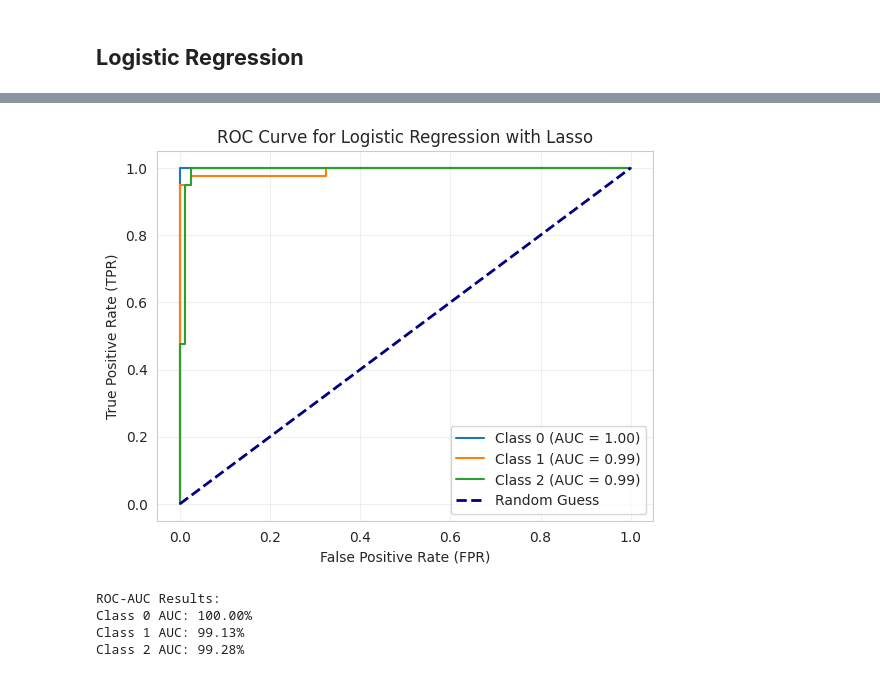
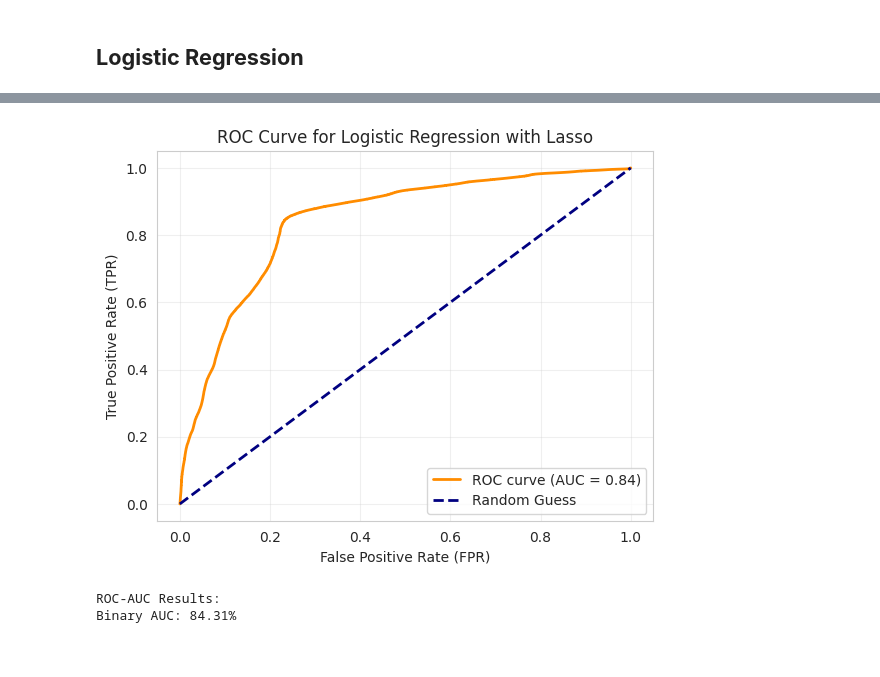
Before and after one commit to dhwanil1907/sba-loan-approval-and-default-risk, a Jupyter notebook: CSU_SBA.ipynb, the cells around one changed output, grey strips where cells are left out. Cells and saved outputs as stored; diff of their text form; code cells hidden in the pictures.

```diff
--- a/CSU_SBA.ipynb
+++ b/CSU_SBA.ipynb
@@ -1068,35 +1048,0 @@ ROC-AUC: 0.9933333333333333
-# %%
-from sklearn.linear_model import LogisticRegression
-from sklearn.model_selection import GridSearchCV, train_test_split
-from sklearn.metrics import classification_report, roc_auc_score
-from sklearn.preprocessing import StandardScaler
-
-# Split data
-X_train, X_test, y_train, y_test = train_test_split(X, y, test_size=0.2, random_state=42, stratify=y)
-
-# Scale features (important for Logistic Regression)
-scaler = StandardScaler()
-X_train = scaler.fit_transform(X_train)
-X_test = scaler.transform(X_test)
-
-# Grid search for hyperparameters
-param_grid = {'C': [0.01, 0.1, 1, 10], 'penalty': ['l1', 'l2']}
-logit = GridSearchCV(LogisticRegression(solver='liblinear', max_iter=1000), param_grid, cv=5)
-logit.fit(X_train, y_train)
-
-# Best parameters
-print("Best Parameters:", logit.best_params_)
-
-# Predict
-y_pred_logit = logit.predict(X_test)
-
-# Evaluate
-print("Logistic Regression with Regularization - Classification Report")
-print(classification_report(y_test, y_pred_logit))
-
-# Compute ROC-AUC for multi-class
-try:
-    roc_auc = roc_auc_score(y_test, logit.predict_proba(X_test), multi_class='ovr')
-    print("ROC-AUC:", roc_auc)
-except ValueError as e:
-    print(f"ROC-AUC Error: {e}. Ensure y_test has multiple classes for ROC-AUC.")
@@ -1121,7 +1053,6 @@ import numpy as np
 from sklearn.preprocessing import StandardScaler
 from tensorflow.keras.models import Sequential
 from tensorflow.keras.layers import Dense
-
 
 # Normalize data
 scaler = StandardScaler()
@@ -1131,9 +1062,8 @@ X_test = scaler.transform(X_test)
 # Define class weights
 class_weight = {0: 1, 1: 1, 2: 1.5}  # Adjust these values as needed
 
-# ***Convert target variable to one-hot encoding***
+# Convert target variable to one-hot encoding
 y_train_encoded = to_categorical(y_train, num_classes=3)
-#y_test_encoded  = to_categorical(y_test, num_classes=3) # You will likely need this for evaluation later
 
 # Build the model
 nn = Sequential([
@@ -1146,7 +1076,7 @@ nn = Sequential([
 nn.compile(optimizer='adam', loss='categorical_crossentropy', metrics=['accuracy'])
 
 # Train the model with class weights
-nn.fit(X_train, y_train_encoded, validation_data=(X_train, y_train_encoded), epochs=40, batch_size=32, verbose=1, class_weight=class_weight)
+nn.fit(X_train, y_train_encoded, validation_data=(X_train, y_train_encoded), epochs=30, batch_size=32, verbose=1, class_weight=class_weight)
 
 # Predict and evaluate
 y_pred_nn = nn.predict(X_test)
@@ -1184,6 +1114,9 @@ import matplotlib.pyplot as plt
 from sklearn.metrics import roc_curve, auc, RocCurveDisplay
 from sklearn.preprocessing import label_binarize  # Import for multiclass handling
 
+# Instantiate and fit the Logistic Regression model
+logit = LogisticRegression(class_weight='balanced') # Create an instance of the model
+logit.fit(X_train, y_train)  # Fit the model to your training data
 
 # Obtain the predicted probabilities
 y_proba_logit = logit.predict_proba(X_train)
@@ -1198,38 +1131,36 @@ if len(np.unique(y_train)) > 2:  # Check if y_train is multiclass
     for i in range(y_train_bin.shape[1]):
         fpr, tpr, _ = roc_curve(y_train_bin[:, i], y_proba_logit[:, i])  # ROC for each class
         roc_auc = auc(fpr, tpr)
         auc_values.append(roc_auc) # Store calculated AUC value
         plt.plot(fpr, tpr, label=f'Class {i} (AUC = {roc_auc:.2f})')  # Plot individual curves
 else:
     # Binary classification
     fpr, tpr, _ = roc_curve(y_train, y_proba_logit[:, 1])  # Use probabilities for positive class
     roc_auc = auc(fpr, tpr)
     plt.plot(fpr, tpr, color='darkorange', lw=2, label=f'ROC curve (AUC = {roc_auc:.2f})')
 
 
 # The rest of the plotting code remains the same
 plt.plot([0, 1], [0, 1], color='navy', lw=2, linestyle='--', label='Random Guess')
 plt.xlabel('False Positive Rate (FPR)')
 plt.ylabel('True Positive Rate (TPR)')
 plt.title('ROC Curve for Logistic Regression with Lasso')
 plt.legend(loc='lower right')
 plt.grid(alpha=0.3)
 plt.show()
 
 # Print results after the graph
 print("\nROC-AUC Results:")
 if len(np.unique(y_train)) > 2:  # Multiclass case
     # Iterate over the calculated and stored AUC values
     for i, auc_val in enumerate(auc_values):
         print(f"Class {i} AUC: {auc_val*100:.2f}%")
 else:  # Binary case
     print(f"Binary AUC: {roc_auc*100:.2f}%") # Print the calculated roc_auc
 # %% [output]
-[figure, old version]
+[figure, new version]
 ROC-AUC Results:
-Class 0 AUC: 100.00%
-Class 1 AUC: 99.13%
-Class 2 AUC: 99.28%
+Binary AUC: 84.31%
 # %%
 from sklearn.tree import DecisionTreeClassifier
 from sklearn.model_selection import GridSearchCV
```
Also changed, not shown: parts of 30 cells of this notebook.
